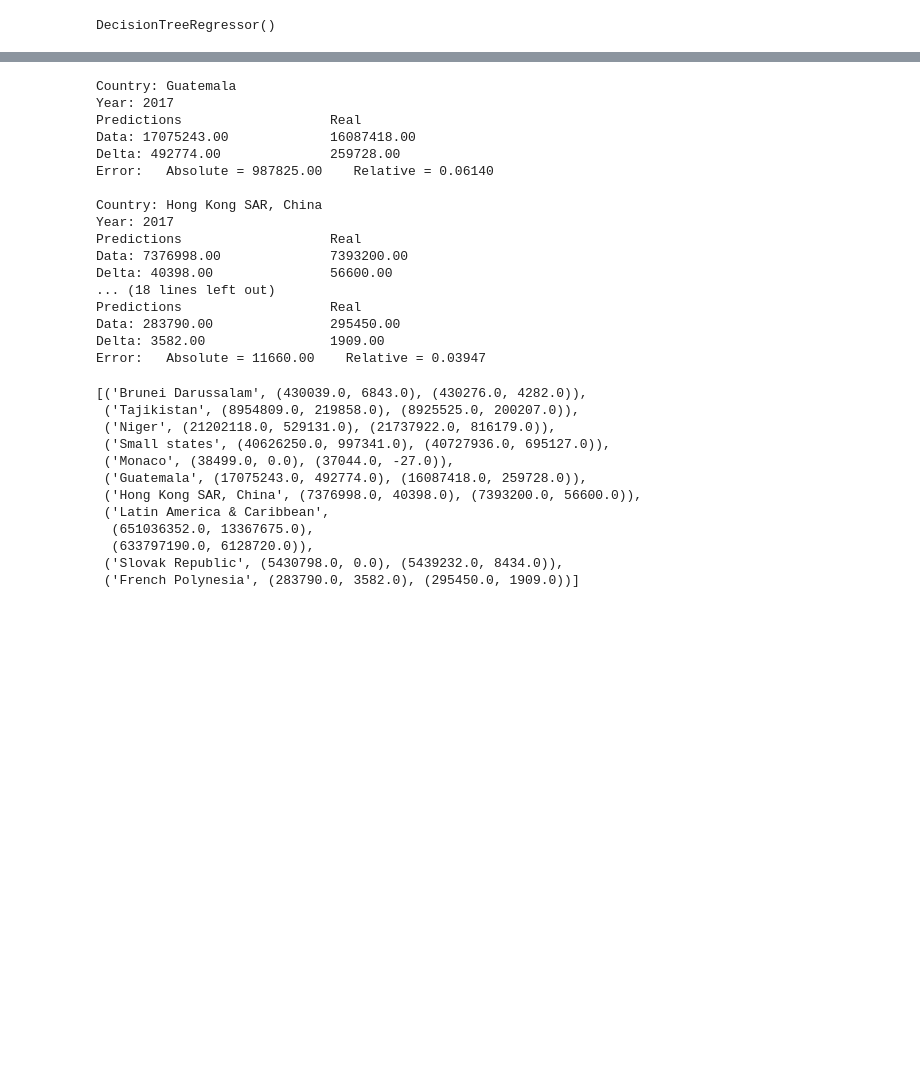
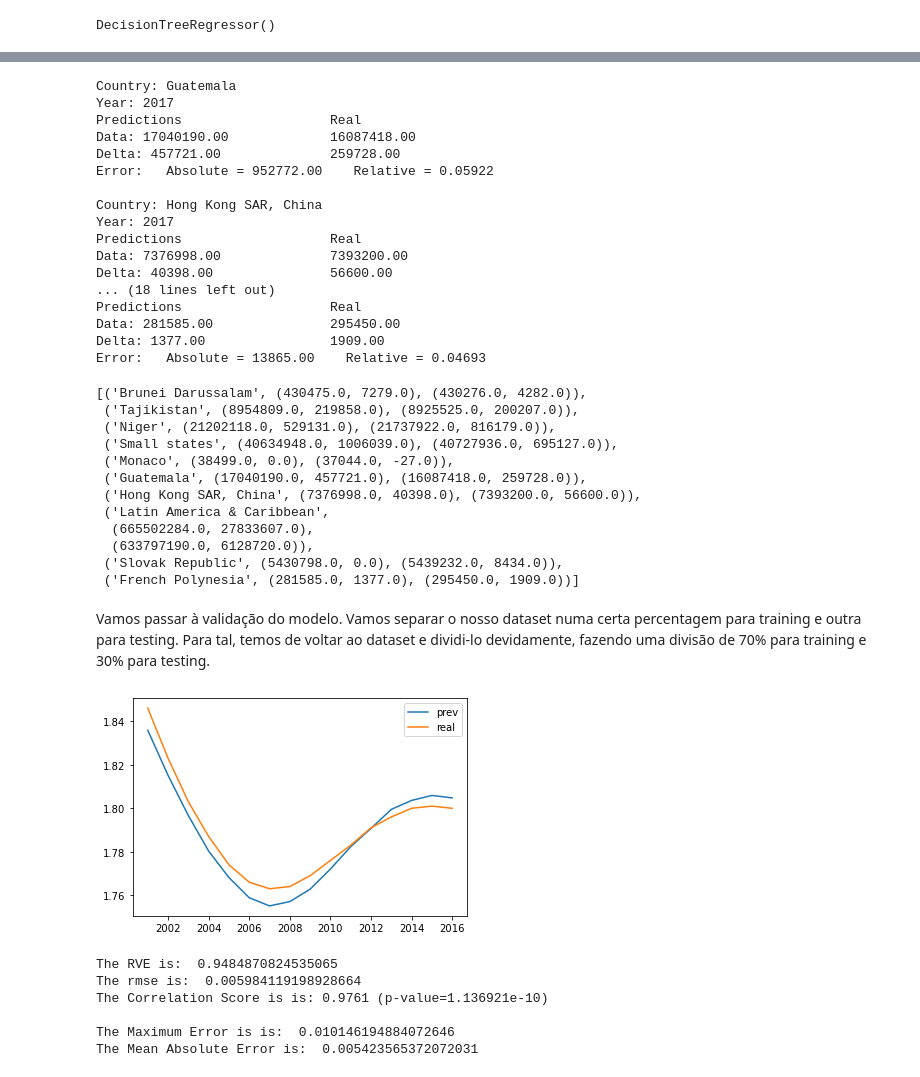
Before and after one commit to Singularitty/AAAssignments, a Jupyter notebook: Projeto/Projeto_AA.ipynb, the cells around one changed output, grey strips where cells are left out. Saved outputs shown, nothing was run; the diff lists cells and outputs as text; code cells hidden in the pictures; blank space fills up the shorter version.

Commit message:
NaN treatment e validação

```diff
--- a/Projeto/Projeto_AA.ipynb
+++ b/Projeto/Projeto_AA.ipynb
@@ -20,7 +19,6 @@ from typing import Sequence
 # %%
 # Funcoes auxiliares
 
-#NÃO SEI SE É NECESSÁRIO POIS SÓ VAI SER PREVISTO 1/2 ANOS
 def printRegStatistics(truth, preds):
     print("The RVE is: ", explained_variance_score(truth, preds))
     print("The rmse is: ", mean_squared_error(truth, preds, squared=False))
@@ -29,6 +27,21 @@ def printRegStatistics(truth, preds):
     print("The Maximum Error is is: ", max_error(truth, preds))
     print("The Mean Absolute Error is: ", mean_absolute_error(truth, preds))
 
+#Função que lida com os nan nas df. Se o país não tiver nenhum dado -> drop. Se o país não tiver pelo menos 5 dados entre 2000
+# e 2016 -> drop. O resto fica
+
+def drop_nan(df):
+    pais_nan=[]
+    for pais in df["Country Name"].index:
+        nan_val=list(pd.DataFrame(df.iloc[pais][4:]).count(axis=1)) #ver se os valores são nan
+        if sum(nan_val)==0: #se for tudo nan
+            pais_nan.append(pais)
+        elif sum(nan_val[40:])<=5: #Se entre 2000 e 2016 não houver 5 valores, drop
+            pais_nan.append(pais)
+
+    df=df.drop(pais_nan, axis=0)
+    df = df.reset_index(drop=True)
+    return df
 
 #Função que escolha o dataframe até um certo ano apenas, que remove os países que contenham nan nesse intervalo de tempo
 
@@ -37,6 +50,8 @@ def indexing(dataf, ano_i):
     X_list=X_list.T
     X_list=X_list.rename(columns=X_list.iloc[0]).drop(X_list.index[0])
     return X_list
+
+#Cria um DataFrame com os dados de um país e respetivos lags
 
 def lags(df, lag, país):
     new_df=pd.DataFrame()
@@ -48,10 +63,13 @@ def lags(df, lag, país):
     new_df=new_df.dropna()
     return new_df
 
+#Função que cria o dataset necessário para as timeseries. As time series são todas unidas numa só coluna e os países respetivos
+# a essa série temporal recebem um 1. Também concatena os lags no início da df.
+
 def time_series(df, lag):
     binario = LabelBinarizer().fit(df.columns)
     df_final= pd.DataFrame()
-    for pais in X_pop.columns:
+    for pais in df.columns:
         pais_bin=pd.DataFrame(data=list(binario.transform([pais]))*len(df[pais]),
                              columns=binario.classes_,
                              index=df.index)
@@ -61,6 +79,7 @@ def time_series(df, lag):
 
         #Finalmente, concatenamos tudo numa só DataFrame
         df_final = pd.concat((df_final, df_mid), sort=True)
+        df_fina=df_final.dropna()
     return df_final
 # %% [markdown]
 Importação dos datasets
@@ -69,6 +88,10 @@ Importação dos datasets
 fertility = pd.read_csv("fertility_rate.csv")
 population= pd.read_csv("country_population.csv")
 expectancy = pd.read_csv("life_expectancy.csv")
+
+fertility=drop_nan(fertility)
+population=drop_nan(population)
+expectancy=drop_nan(expectancy)
 
 # Dados 1960-2020
 fertility_2020 = pd.read_csv("fertility_2020.csv")
@@ -84,5 +107,3 @@ X_exp=indexing(expectancy, 1960)
 fert_2020 = indexing(fertility_2020, 1960)
 pop_2020 = indexing(population_2020, 1960)
 exp_2020 = indexing(expectancy_2020, 1960)
-
-X_pop
@@ -249,9 +251,9 @@ for country in sample[5:]:
 Country: Guatemala
 Year: 2017
 Predictions                   Real
-Data: 17075243.00             16087418.00
-Delta: 492774.00              259728.00
-Error:   Absolute = 987825.00    Relative = 0.06140
+Data: 17040190.00             16087418.00
+Delta: 457721.00              259728.00
+Error:   Absolute = 952772.00    Relative = 0.05922
 
 Country: Hong Kong SAR, China
 Year: 2017
@@ -260,21 +262,23 @@ Data: 7376998.00              7393200.00
 Delta: 40398.00               56600.00
 ... (18 lines left out)
 Predictions                   Real
-Data: 283790.00               295450.00
-Delta: 3582.00                1909.00
-Error:   Absolute = 11660.00    Relative = 0.03947
+Data: 281585.00               295450.00
+Delta: 1377.00                1909.00
+Error:   Absolute = 13865.00    Relative = 0.04693
 # %%
 random_country_pop_stats
 # %% [output]
-[('Brunei Darussalam', (430039.0, 6843.0), (430276.0, 4282.0)),
+[('Brunei Darussalam', (430475.0, 7279.0), (430276.0, 4282.0)),
  ('Tajikistan', (8954809.0, 219858.0), (8925525.0, 200207.0)),
  ('Niger', (21202118.0, 529131.0), (21737922.0, 816179.0)),
- ('Small states', (40626250.0, 997341.0), (40727936.0, 695127.0)),
+ ('Small states', (40634948.0, 1006039.0), (40727936.0, 695127.0)),
  ('Monaco', (38499.0, 0.0), (37044.0, -27.0)),
- ('Guatemala', (17075243.0, 492774.0), (16087418.0, 259728.0)),
+ ('Guatemala', (17040190.0, 457721.0), (16087418.0, 259728.0)),
  ('Hong Kong SAR, China', (7376998.0, 40398.0), (7393200.0, 56600.0)),
  ('Latin America & Caribbean',
-  (651036352.0, 13367675.0),
+  (665502284.0, 27833607.0),
   (633797190.0, 6128720.0)),
  ('Slovak Republic', (5430798.0, 0.0), (5439232.0, 8434.0)),
- ('French Polynesia', (283790.0, 3582.0), (295450.0, 1909.0))]
+ ('French Polynesia', (281585.0, 1377.0), (295450.0, 1909.0))]
+# %% [markdown]
+Vamos passar à validação do modelo. Vamos separar o nosso dataset numa certa percentagem para training e outra para testing. Para tal, temos de voltar ao dataset e dividi-lo devidamente, fazendo uma divisão de 70% para training e 30% para testing.
@@ -280,0 +320,23 @@ random_country_pop_stats
+# %%
+#Façamos os nossos datasets para validação.
+X_pop_train, X_pop_test= set_train_test(X_pop_fin,5)
+X_fert_train, X_fert_test= set_train_test(X_fert_fin,5)
+X_exp_train, X_exp_test= set_train_test(X_exp_fin,5)
+
+#E agora validamos os modelos, utilizando os países do nosso sample
+#Só um teste
+anos_aruba, prev_aruba, reais_aruba=valid_pais(X_fert_fin, X_fert_train, X_fert_test, 'Aruba')
+# %%
+plt.plot(anos_aruba, prev_aruba)
+plt.plot(anos_aruba, reais_aruba)
+plt.legend(["prev","real"])
+plt.show()
+printRegStatistics(reais_aruba, prev_aruba)
+# %% [output]
+[figure, added]
+The RVE is:  0.9484870824535065
+The rmse is:  0.005984119198928664
+The Correlation Score is is: 0.9761 (p-value=1.136921e-10)
+
+The Maximum Error is is:  0.010146194884072646
+The Mean Absolute Error is:  0.005423565372072031
```
Also changed, not shown: parts of 7 cells of this notebook.
